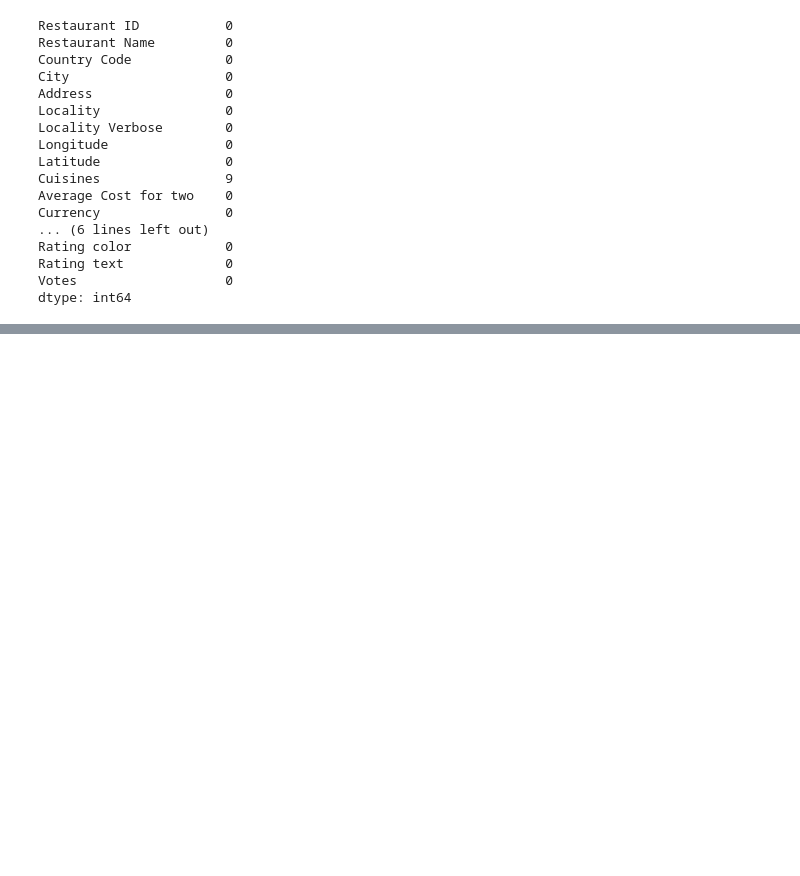
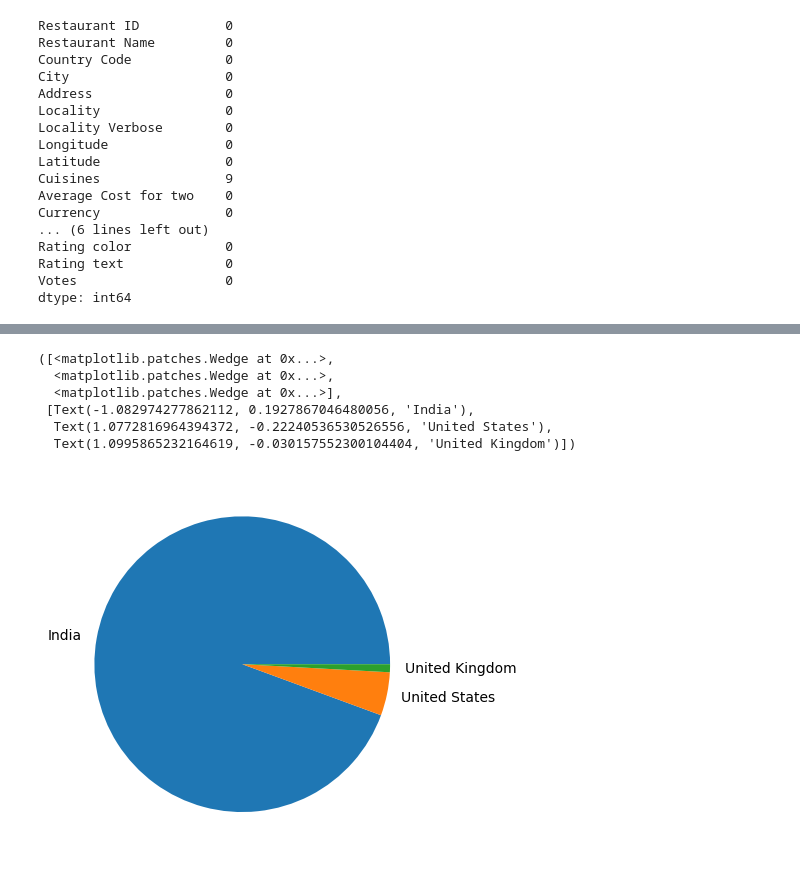
Before and after one commit to Aditi16-ctrl/Learning-Python, a Jupyter notebook: EDA-Feature Engineering.ipynb, the cells around one changed output, grey strips where cells are left out. Cells and saved outputs as stored; diff of their text form; code cells hidden in the pictures; blank space fills up the shorter version.

```diff
--- a/EDA-Feature Engineering.ipynb
+++ b/EDA-Feature Engineering.ipynb
@@ -139,0 +191,11 @@ dtype: int64
+# %%
+##piechar top 3 countries
+plt.pie(country_val[:3],  labels=country_names[:3])
+# %% [output]
+([<matplotlib.patches.Wedge at 0x...>,
+  <matplotlib.patches.Wedge at 0x...>,
+  <matplotlib.patches.Wedge at 0x...>],
+ [Text(-1.082974277862112, 0.1927867046480056, 'India'),
+  Text(1.0772816964394372, -0.22240536530526556, 'United States'),
+  Text(1.0995865232164619, -0.030157552300104404, 'United Kingdom')])
+[figure, added]
```
Also changed, not shown: parts of 39 cells of this notebook.
